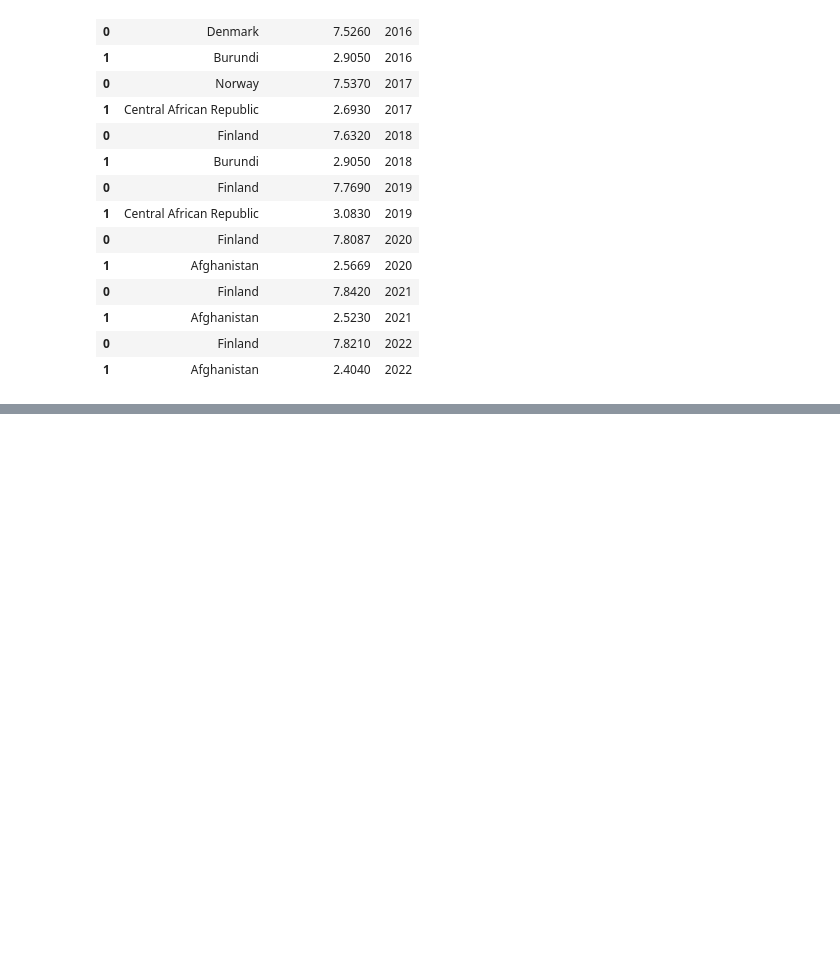
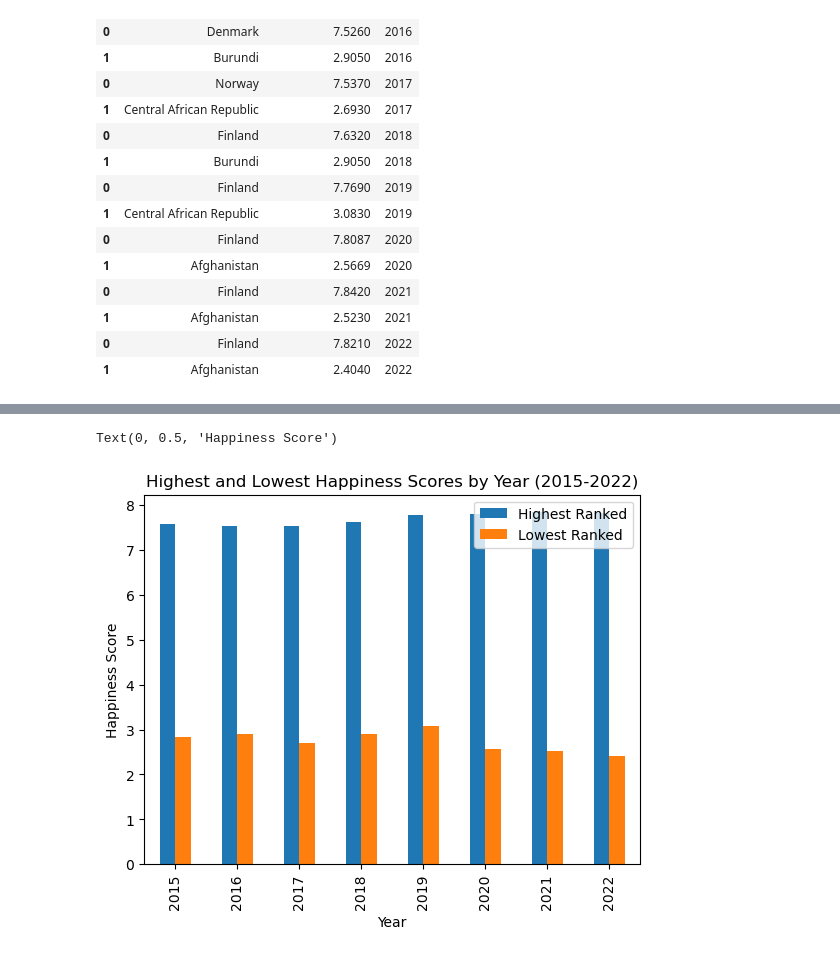
Before and after one commit to emily-curlin/Project1, a Jupyter notebook: world_happiness_lauren.ipynb, the cells around one changed output, grey strips where cells are left out. Drawn from its saved outputs; the diff is of its cells as text; code cells hidden in the pictures; blank space fills up the shorter version.

```diff
--- a/world_happiness_lauren.ipynb
+++ b/world_happiness_lauren.ipynb
@@ -681,0 +702,15 @@ NameError: name 'years' is not defined
+# %%
+#Create a bar chart-Lauren
+plotdata = pd.DataFrame({
+    "Highest Ranked": [7.5870, 7.5260, 7.5370, 7.6320, 7.7690, 7.8087, 7.8420, 7.8210],
+    "Lowest Ranked": [2.8390, 2.9050, 2.6930, 2.9050, 3.0830, 2.5669, 2.5230, 2.4040]
+    },
+    index=["2015", "2016", "2017", "2018", "2019", "2020", "2021", "2022"]
+)
+plotdata.plot(kind="bar")
+plt.title("Highest and Lowest Happiness Scores by Year (2015-2022)")
+plt.xlabel("Year")
+plt.ylabel("Happiness Score")
+# %% [output]
+Text(0, 0.5, 'Happiness Score')
+[figure, added]
```
Also changed, not shown: parts of 42 cells of this notebook.
